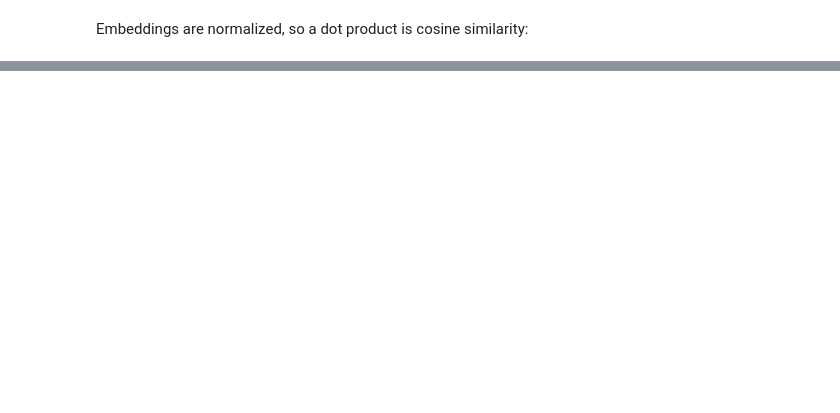
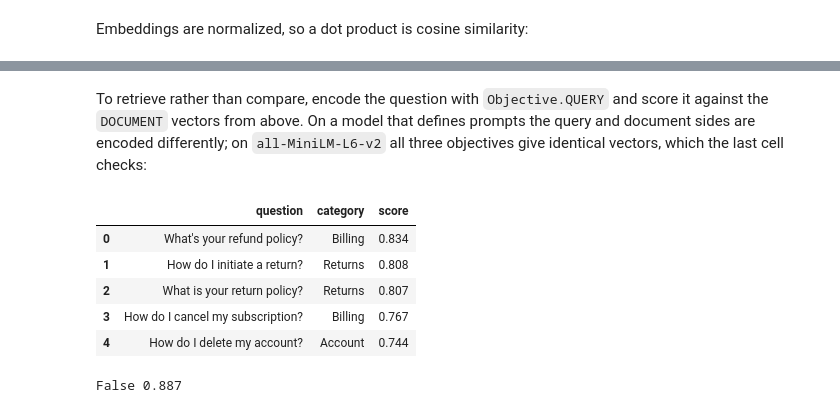
Before and after one commit to akamlani/velari-suite, a Jupyter notebook: examples/ai/integrations/stf/encoding.ipynb, the cells around one changed output, grey strips where cells are left out. Drawn from its saved outputs; the diff is of its cells as text; code cells hidden in the pictures; blank space fills up the shorter version.

```diff
--- a/examples/ai/integrations/stf/encoding.ipynb
+++ b/examples/ai/integrations/stf/encoding.ipynb
@@ -117,0 +202,25 @@ pd.DataFrame(vectors @ vectors.T, index=ids, columns=ids).round(2)
+# %% [markdown]
+To retrieve rather than compare, encode the question with `Objective.QUERY` and score it against the `DOCUMENT` vectors from above. On a model that defines prompts the query and document sides are encoded differently; on `all-MiniLM-L6-v2` all three objectives give identical vectors, which the last cell checks:
+# %%
+query     = "How can I get my money back?"
+query_vec = encode_texts(model, [query], Objective.QUERY, **enc)[0]
+df_ranked = (
+    df_faq[["question", "category"]]
+    .assign(score=doc_vecs @ query_vec)
+    .sort_values("score", ascending=False)
+    .head(5)
+    .reset_index(drop=True)
+)
+display(df_ranked.round(3))
+# %% [output]
+|  | question | category | score |
+| 0 | What's your refund policy? | Billing | 0.834 |
+| 1 | How do I initiate a return? | Returns | 0.808 |
+| 2 | What is your return policy? | Returns | 0.807 |
+| 3 | How do I cancel my subscription? | Billing | 0.767 |
+| 4 | How do I delete my account? | Account | 0.744 |
+# %%
+plain_vec = encode_texts(model, [query], **enc)[0]    # SYMMETRIC: no query prompt
+print(np.allclose(query_vec, plain_vec), round(float(query_vec @ plain_vec), 3))
+# %% [output]
+False 0.887
```
Also changed, not shown: parts of 33 cells of this notebook, 10 other files.
